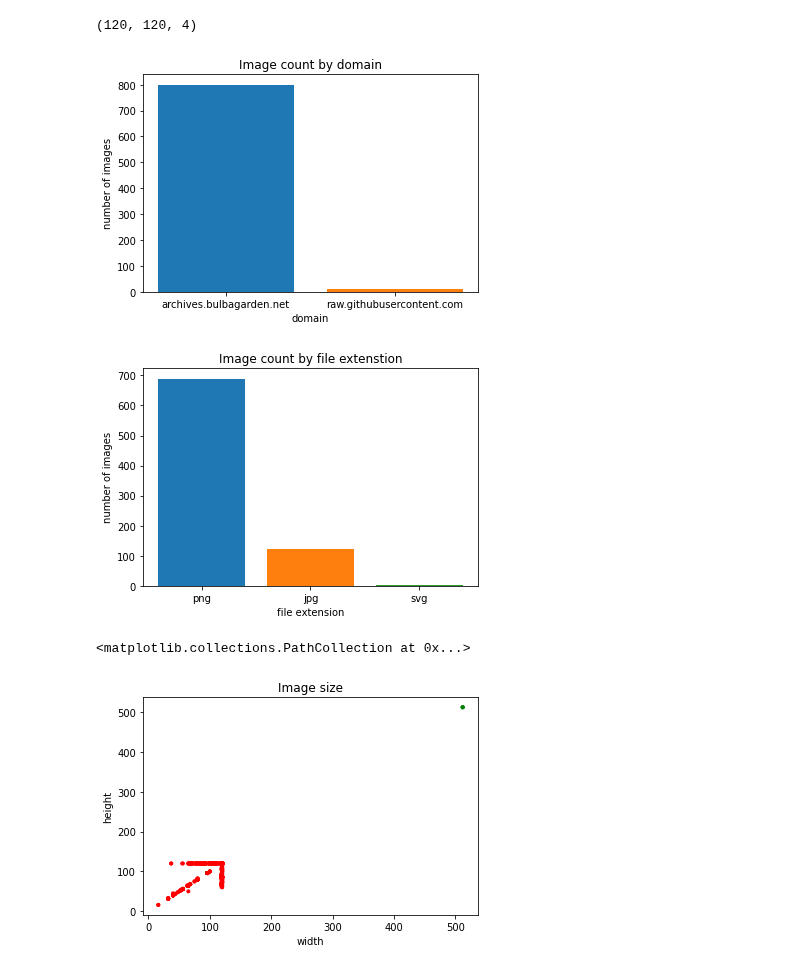
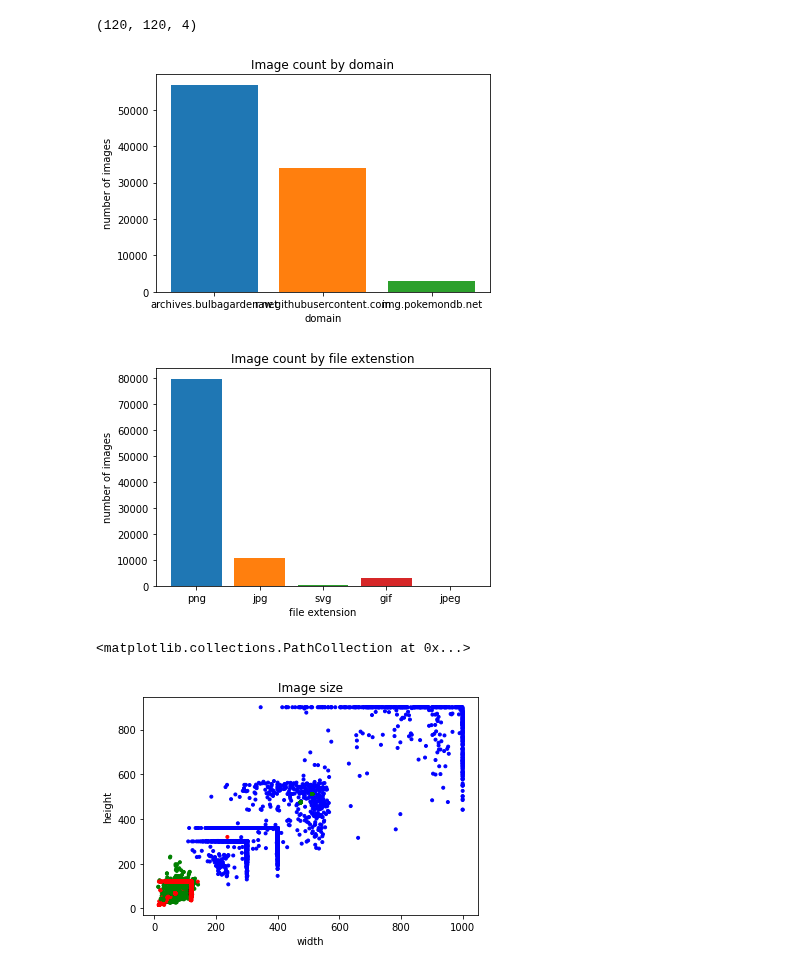
Before and after one commit to Drexel-MS-Y2-DSCI-Group-Projects/dsci521-pokemon-analysis, a Jupyter notebook: image_analysis.ipynb, the cells around one changed output. Cells and saved outputs as stored; diff of their text form; code cells hidden in the pictures.

Commit message:
mooooore data

```diff
--- a/image_analysis.ipynb
+++ b/image_analysis.ipynb
@@ -78,7 +78,7 @@ ext_counter = Counter()
 w_h = []
 num_channel_counter = Counter()
 
-for ndex in list(updated_image_data.keys())[:4]:
+for ndex in list(updated_image_data.keys()):
     pokemon_data = updated_image_data[ndex]
     for url in pokemon_data['sprites'].keys():
         sprite = pokemon_data['sprites'][url]
@@ -98,7 +98,7 @@ plt.ylabel('number of images')
 for domain, count in domain_counter.items():
     plt.bar(domain, count)
 # %% [output]
-[figure, old version]
+[figure, new version]
 # %%
 plt.title('Image count by file extenstion')
 plt.xlabel('file extension')
@@ -106,17 +106,17 @@ plt.ylabel('number of images')
 for ext, count in ext_counter.items():
     plt.bar(ext, count)
 # %% [output]
-[figure, old version]
+[figure, new version]
 # %%
-color_map = {'archives.bulbagarden.net': 'red', 'raw.githubusercontent.com': 'green'}
+color_map = {'archives.bulbagarden.net': 'red', 'raw.githubusercontent.com': 'green', 'img.pokemondb.net': 'blue'}
 color = [color_map[item] for item in size_df['domain']]
 plt.title('Image size')
 plt.xlabel('width')
 plt.ylabel('height')
 plt.scatter(size_df['height'], size_df['width'], marker='.', c=color)
 # %% [output]
 <matplotlib.collections.PathCollection at 0x...>
-[figure, old version]
+[figure, new version]
 # %%
 plt.title('Image channels')
 plt.xlabel('number of channels')
```
Also changed, not shown: parts of 1 cell of this notebook, 1 other file.
